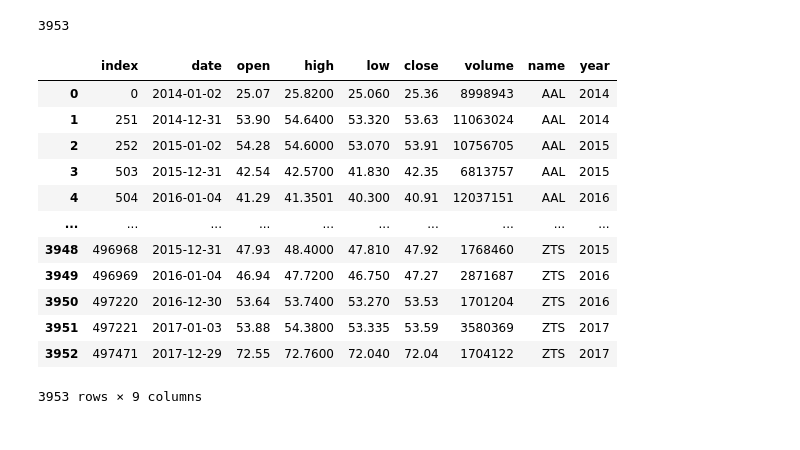
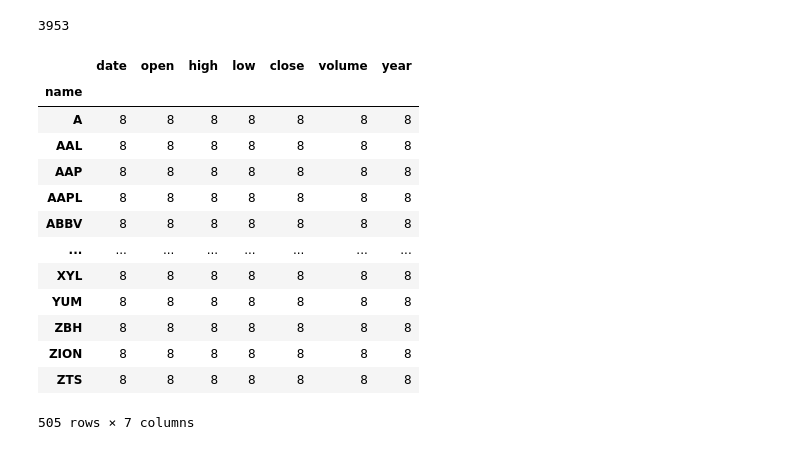
Before and after one commit to baruchfrost/legendary-invention, a Jupyter notebook: data_analysis_bf.ipynb, the cells around one changed output. Saved outputs shown, nothing was run; the diff lists cells and outputs as text; code cells hidden in the pictures.

```diff
--- a/data_analysis_bf.ipynb
+++ b/data_analysis_bf.ipynb
@@ -111,19 +111,21 @@ first_last_days_data.tail(20)
 len(first_last_days_data)
 # %% [output]
 3953
-# %%
-first_last_days_data.reset_index()
-# %% [output]
-|  | index | date | open | high | low | close | volume | name | year |
-| 0 | 0 | 2014-01-02 | 25.07 | 25.8200 | 25.060 | 25.36 | 8998943 | AAL | 2014 |
-| 1 | 251 | 2014-12-31 | 53.90 | 54.6400 | 53.320 | 53.63 | 11063024 | AAL | 2014 |
-| 2 | 252 | 2015-01-02 | 54.28 | 54.6000 | 53.070 | 53.91 | 10756705 | AAL | 2015 |
-| 3 | 503 | 2015-12-31 | 42.54 | 42.5700 | 41.830 | 42.35 | 6813757 | AAL | 2015 |
-| 4 | 504 | 2016-01-04 | 41.29 | 41.3501 | 40.300 | 40.91 | 12037151 | AAL | 2016 |
-| ... | ... | ... | ... | ... | ... | ... | ... | ... | ... |
-| 3948 | 496968 | 2015-12-31 | 47.93 | 48.4000 | 47.810 | 47.92 | 1768460 | ZTS | 2015 |
-| 3949 | 496969 | 2016-01-04 | 46.94 | 47.7200 | 46.750 | 47.27 | 2871687 | ZTS | 2016 |
-| 3950 | 497220 | 2016-12-30 | 53.64 | 53.7400 | 53.270 | 53.53 | 1701204 | ZTS | 2016 |
-| 3951 | 497221 | 2017-01-03 | 53.88 | 54.3800 | 53.335 | 53.59 | 3580369 | ZTS | 2017 |
-| 3952 | 497471 | 2017-12-29 | 72.55 | 72.7600 | 72.040 | 72.04 | 1704122 | ZTS | 2017 |
-3953 rows × 9 columns
+# %%
+first_last_days_data.reset_index(drop=True)
+first_last_days_data.groupby("name").count()
+# %% [output]
+|  | date | open | high | low | close | volume | year |
+| name |  |  |  |  |  |  |  |
+| A | 8 | 8 | 8 | 8 | 8 | 8 | 8 |
+| AAL | 8 | 8 | 8 | 8 | 8 | 8 | 8 |
+| AAP | 8 | 8 | 8 | 8 | 8 | 8 | 8 |
+| AAPL | 8 | 8 | 8 | 8 | 8 | 8 | 8 |
+| ABBV | 8 | 8 | 8 | 8 | 8 | 8 | 8 |
+| ... | ... | ... | ... | ... | ... | ... | ... |
+| XYL | 8 | 8 | 8 | 8 | 8 | 8 | 8 |
+| YUM | 8 | 8 | 8 | 8 | 8 | 8 | 8 |
+| ZBH | 8 | 8 | 8 | 8 | 8 | 8 | 8 |
+| ZION | 8 | 8 | 8 | 8 | 8 | 8 | 8 |
+| ZTS | 8 | 8 | 8 | 8 | 8 | 8 | 8 |
+505 rows × 7 columns
```
Also changed, not shown: parts of 12 cells of this notebook.
